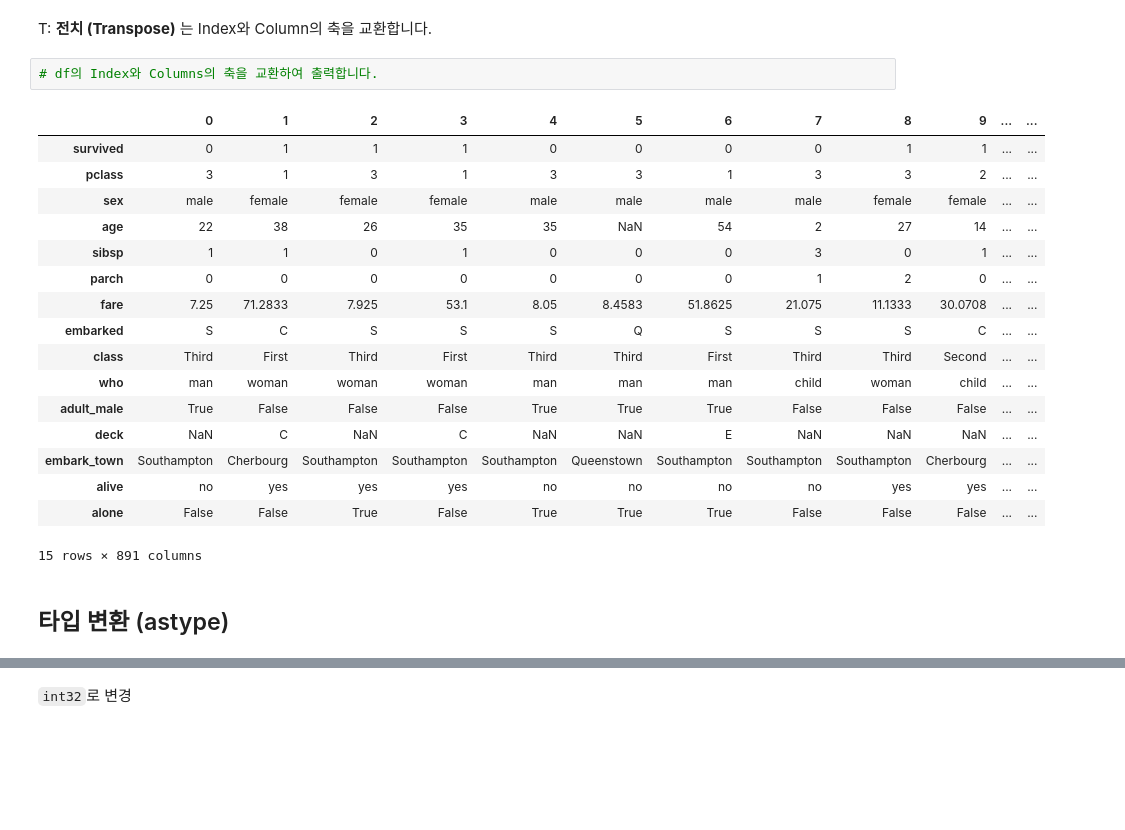
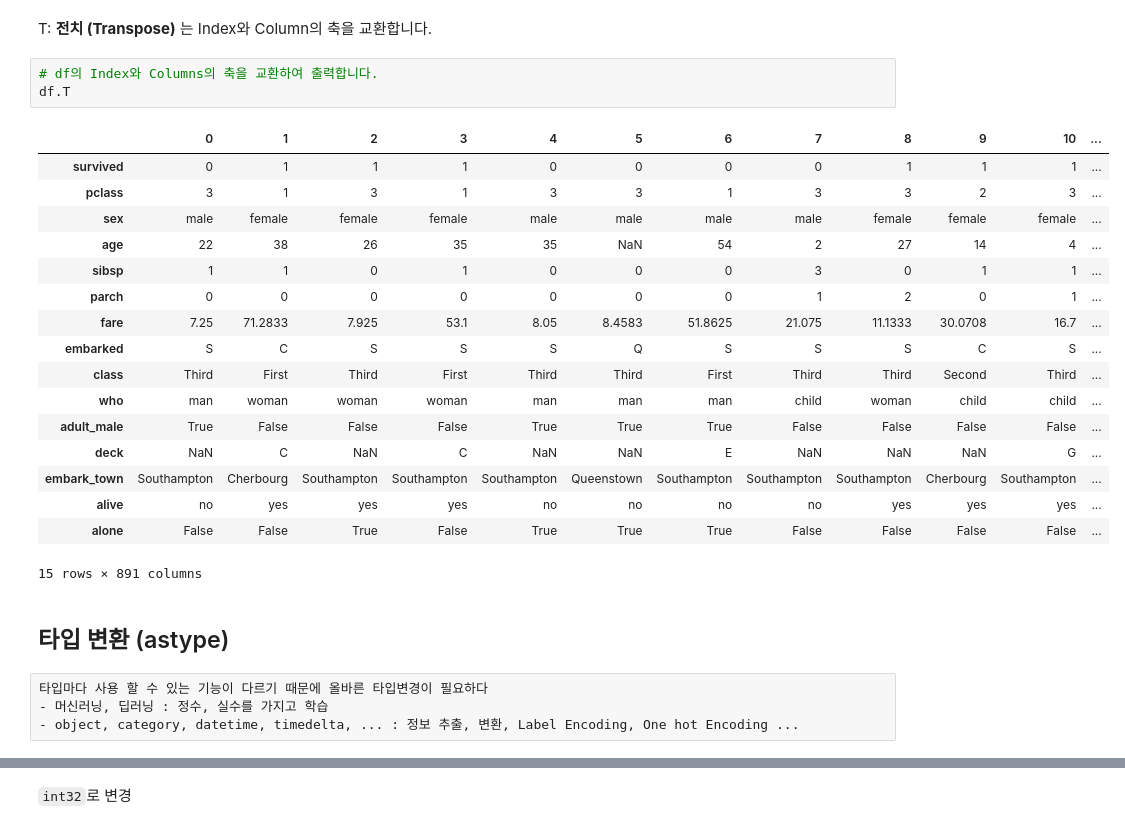
Before and after one commit to skyworld19/ds-school-advanced, a Jupyter notebook: 03_pandas_조회_정렬_조건_필터_LAB.ipynb, the cells around one changed output, grey strips where cells are left out. Saved outputs shown, nothing was run; the diff lists cells and outputs as text; blank space fills up the shorter version.

```diff
--- a/03_pandas_조회_정렬_조건_필터_LAB.ipynb
+++ b/03_pandas_조회_정렬_조건_필터_LAB.ipynb
@@ -271,26 +348,31 @@ array([[0, 3, 'male', ..., 'Southampton', 'no', False],
 T: **전치 (Transpose)** 는 Index와 Column의 축을 교환합니다.
 # %%
 # df의 Index와 Columns의 축을 교환하여 출력합니다.
+df.T
 # %% [output]
-|  | 0 | 1 | 2 | 3 | 4 | 5 | 6 | 7 | 8 | 9 | ... | ... |
-| survived | 0 | 1 | 1 | 1 | 0 | 0 | 0 | 0 | 1 | 1 | ... | ... |
-| pclass | 3 | 1 | 3 | 1 | 3 | 3 | 1 | 3 | 3 | 2 | ... | ... |
-| sex | male | female | female | female | male | male | male | male | female | female | ... | ... |
-| age | 22 | 38 | 26 | 35 | 35 | NaN | 54 | 2 | 27 | 14 | ... | ... |
-| sibsp | 1 | 1 | 0 | 1 | 0 | 0 | 0 | 3 | 0 | 1 | ... | ... |
-| parch | 0 | 0 | 0 | 0 | 0 | 0 | 0 | 1 | 2 | 0 | ... | ... |
-| fare | 7.25 | 71.2833 | 7.925 | 53.1 | 8.05 | 8.4583 | 51.8625 | 21.075 | 11.1333 | 30.0708 | ... | ... |
-| embarked | S | C | S | S | S | Q | S | S | S | C | ... | ... |
-| class | Third | First | Third | First | Third | Third | First | Third | Third | Second | ... | ... |
-| who | man | woman | woman | woman | man | man | man | child | woman | child | ... | ... |
-| adult_male | True | False | False | False | True | True | True | False | False | False | ... | ... |
-| deck | NaN | C | NaN | C | NaN | NaN | E | NaN | NaN | NaN | ... | ... |
-| embark_town | Southampton | Cherbourg | Southampton | Southampton | Southampton | Queenstown | Southampton | Southampton | Southampton | Cherbourg | ... | ... |
-| alive | no | yes | yes | yes | no | no | no | no | yes | yes | ... | ... |
-| alone | False | False | True | False | True | True | True | False | False | False | ... | ... |
+|  | 0 | 1 | 2 | 3 | 4 | 5 | 6 | 7 | 8 | 9 | 10 | ... |
+| survived | 0 | 1 | 1 | 1 | 0 | 0 | 0 | 0 | 1 | 1 | 1 | ... |
+| pclass | 3 | 1 | 3 | 1 | 3 | 3 | 1 | 3 | 3 | 2 | 3 | ... |
+| sex | male | female | female | female | male | male | male | male | female | female | female | ... |
+| age | 22 | 38 | 26 | 35 | 35 | NaN | 54 | 2 | 27 | 14 | 4 | ... |
+| sibsp | 1 | 1 | 0 | 1 | 0 | 0 | 0 | 3 | 0 | 1 | 1 | ... |
+| parch | 0 | 0 | 0 | 0 | 0 | 0 | 0 | 1 | 2 | 0 | 1 | ... |
+| fare | 7.25 | 71.2833 | 7.925 | 53.1 | 8.05 | 8.4583 | 51.8625 | 21.075 | 11.1333 | 30.0708 | 16.7 | ... |
+| embarked | S | C | S | S | S | Q | S | S | S | C | S | ... |
+| class | Third | First | Third | First | Third | Third | First | Third | Third | Second | Third | ... |
+| who | man | woman | woman | woman | man | man | man | child | woman | child | child | ... |
+| adult_male | True | False | False | False | True | True | True | False | False | False | False | ... |
+| deck | NaN | C | NaN | C | NaN | NaN | E | NaN | NaN | NaN | G | ... |
+| embark_town | Southampton | Cherbourg | Southampton | Southampton | Southampton | Queenstown | Southampton | Southampton | Southampton | Cherbourg | Southampton | ... |
+| alive | no | yes | yes | yes | no | no | no | no | yes | yes | yes | ... |
+| alone | False | False | True | False | True | True | True | False | False | False | False | ... |
 15 rows × 891 columns
 # %% [markdown]
 ## 타입 변환 (astype)
+# %%
+타입마다 사용 할 수 있는 기능이 다르기 때문에 올바른 타입변경이 필요하다
+- 머신러닝, 딥러닝 : 정수, 실수를 가지고 학습
+- object, category, datetime, timedelta, ... : 정보 추출, 변환, Label Encoding, One hot Encoding ...
 # %%
 df.info()
 # %% [output]
```
Also changed, not shown: parts of 61 cells of this notebook.
